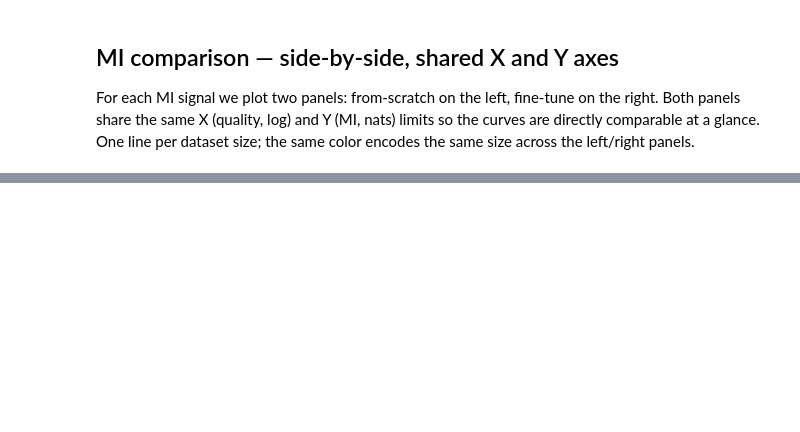
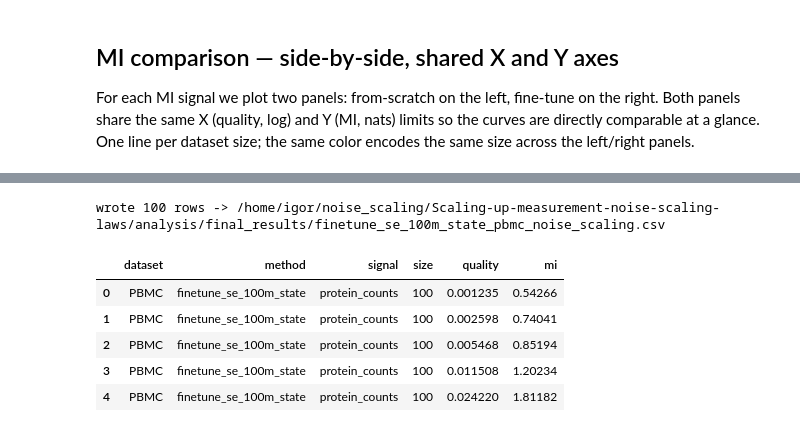
Before and after one commit to igor-sadalski/Scaling-up-measurement-noise-scaling-laws, a Jupyter notebook: analysis/2026-04-21_14-00_plotting_finetune_pretrained_state_pbmc_noise_scaling.ipynb, the cells around one changed output, grey strips where cells are left out. Cells and saved outputs as stored; diff of their text form; code cells hidden in the pictures; blank space fills up the shorter version.

```diff
--- a/analysis/2026-04-21_14-00_plotting_finetune_pretrained_state_pbmc_noise_scaling.ipynb
+++ b/analysis/2026-04-21_14-00_plotting_finetune_pretrained_state_pbmc_noise_scaling.ipynb
@@ -558,0 +563,38 @@ for signal in mi_signals:
+# %%
+# Save the fine-tune MI values (the right-hand panel of the MI plot above) to
+# analysis/final_results/finetune_se_100m_state_pbmc_noise_scaling.csv.
+# Iterates `mi_signals` from the collection cell so the CSV covers exactly the
+# signals the plots above render (currently: protein_counts).
+from pathlib import Path
+
+OUT_DIR = Path('/home/igor/noise_scaling/Scaling-up-measurement-noise-scaling-laws/analysis/final_results')
+OUT_DIR.mkdir(parents=True, exist_ok=True)
+OUT_CSV = OUT_DIR / 'finetune_se_100m_state_pbmc_noise_scaling.csv'
+
+records = []
+for signal in mi_signals:
+    ft_col = f'ft_mi_{signal}'
+    if ft_col not in df.columns:
+        continue
+    sub = df[['size', 'quality', ft_col]].dropna(subset=[ft_col]).copy()
+    sub = sub.rename(columns={ft_col: 'mi'})
+    sub['dataset'] = 'PBMC'
+    sub['method'] = 'finetune_se_100m_state'
+    sub['signal'] = signal
+    records.append(sub[['dataset', 'method', 'signal', 'size', 'quality', 'mi']])
+
+out_df = (pd.concat(records, ignore_index=True)
+            .sort_values(['signal', 'size', 'quality'])
+            .reset_index(drop=True)) if records else pd.DataFrame(
+                columns=['dataset', 'method', 'signal', 'size', 'quality', 'mi'])
+out_df.to_csv(OUT_CSV, index=False)
+print(f'wrote {len(out_df)} rows -> {OUT_CSV}')
+out_df.head()
+# %% [output]
+wrote 100 rows -> /home/igor/noise_scaling/Scaling-up-measurement-noise-scaling-laws/analysis/final_results/finetune_se_100m_state_pbmc_noise_scaling.csv
+|  | dataset | method | signal | size | quality | mi |
+| 0 | PBMC | finetune_se_100m_state | protein_counts | 100 | 0.001235 | 0.54266 |
+| 1 | PBMC | finetune_se_100m_state | protein_counts | 100 | 0.002598 | 0.74041 |
+| 2 | PBMC | finetune_se_100m_state | protein_counts | 100 | 0.005468 | 0.85194 |
+| 3 | PBMC | finetune_se_100m_state | protein_counts | 100 | 0.011508 | 1.20234 |
+| 4 | PBMC | finetune_se_100m_state | protein_counts | 100 | 0.024220 | 1.81182 |
```
Also changed, not shown: parts of 8 cells of this notebook, 8 other files.
